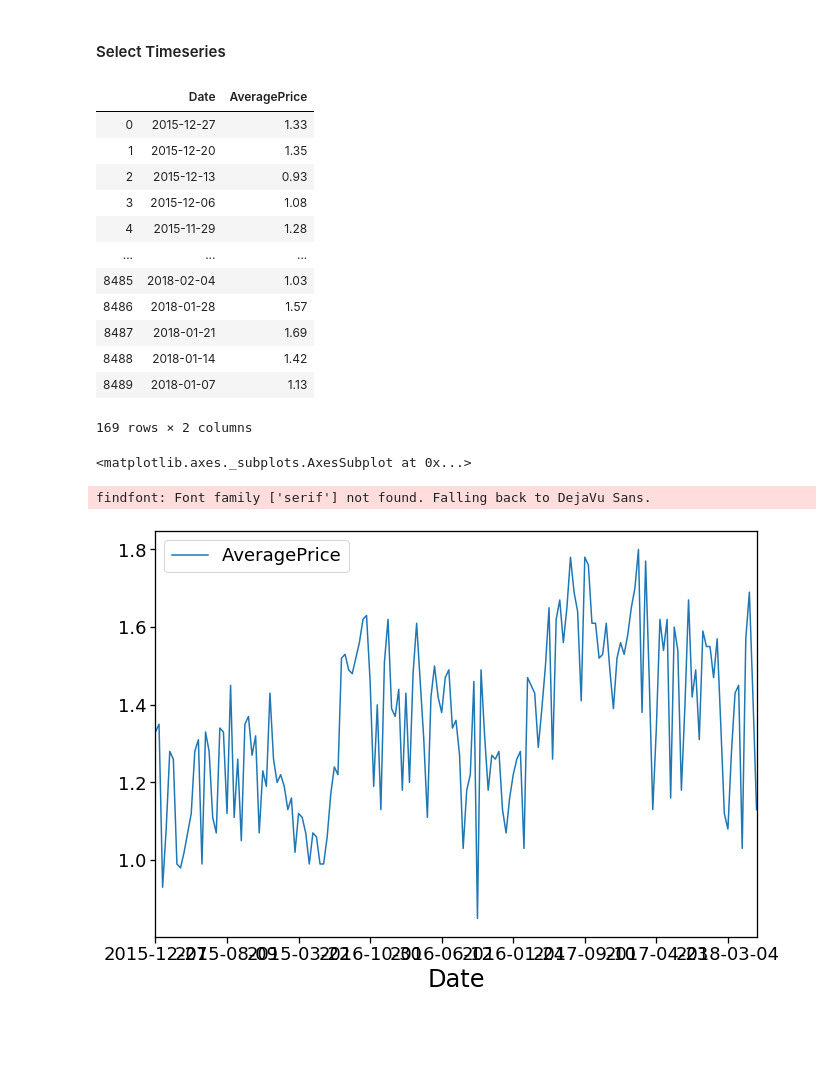
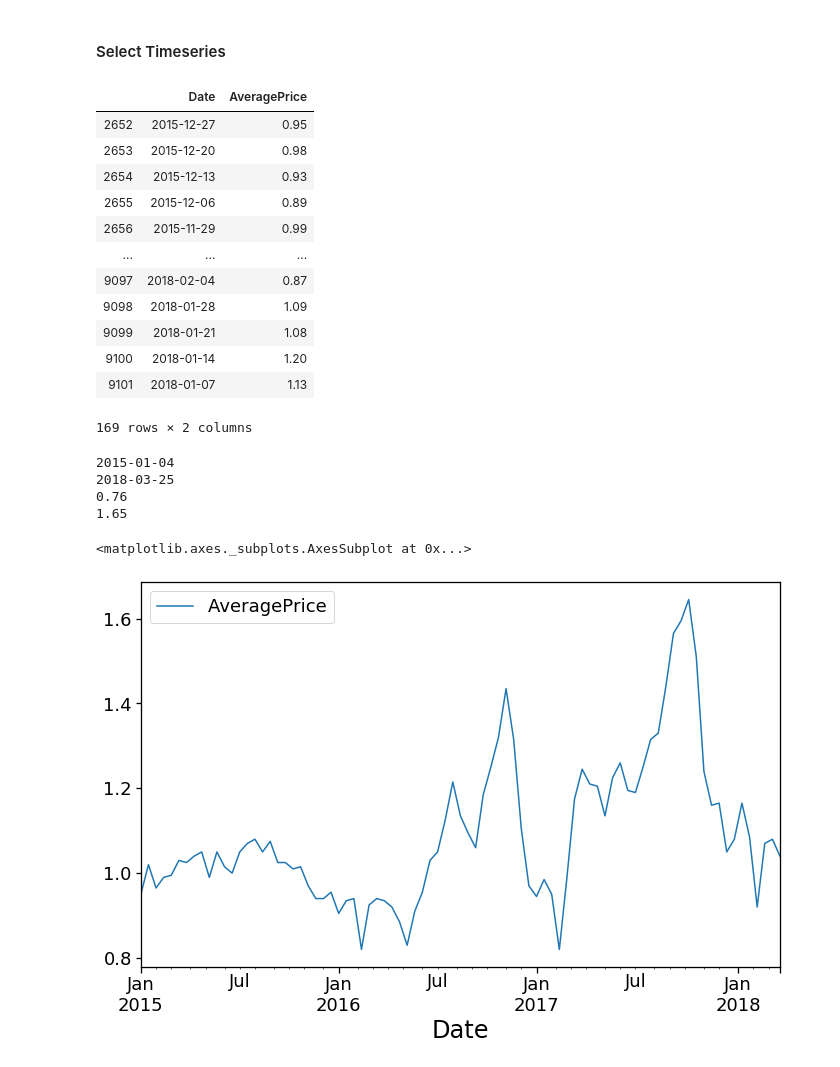
Before and after one commit to edwardjansen/Avocado, a Jupyter notebook: ARIMA.ipynb, the cells around one changed output. Saved outputs shown, nothing was run; the diff lists cells and outputs as text; code cells hidden in the pictures; blank space fills up the shorter version.

```diff
--- a/ARIMA.ipynb
+++ b/ARIMA.ipynb
@@ -51,7 +49,7 @@ cols = df.columns
 # %% [markdown]
 #### Select Timeseries
 # %%
-region = 'Albany'
+region = 'TotalUS'
 Type = 'conventional'
 # %%
 df_sub = df.loc[ (df.region == region) & (df.type == Type)]
@@ -63,21 +61,38 @@ ts = df_sub[keepcols]
 ts
 # %% [output]
 |  | Date | AveragePrice |
-| 0 | 2015-12-27 | 1.33 |
-| 1 | 2015-12-20 | 1.35 |
-| 2 | 2015-12-13 | 0.93 |
-| 3 | 2015-12-06 | 1.08 |
-| 4 | 2015-11-29 | 1.28 |
+| 2652 | 2015-12-27 | 0.95 |
+| 2653 | 2015-12-20 | 0.98 |
+| 2654 | 2015-12-13 | 0.93 |
+| 2655 | 2015-12-06 | 0.89 |
+| 2656 | 2015-11-29 | 0.99 |
 | ... | ... | ... |
-| 8485 | 2018-02-04 | 1.03 |
-| 8486 | 2018-01-28 | 1.57 |
-| 8487 | 2018-01-21 | 1.69 |
-| 8488 | 2018-01-14 | 1.42 |
-| 8489 | 2018-01-07 | 1.13 |
+| 9097 | 2018-02-04 | 0.87 |
+| 9098 | 2018-01-28 | 1.09 |
+| 9099 | 2018-01-21 | 1.08 |
+| 9100 | 2018-01-14 | 1.20 |
+| 9101 | 2018-01-07 | 1.13 |
 169 rows × 2 columns
+# %%
+print(min(ts.Date))
+print(max(ts.Date))
+print(min(ts.AveragePrice))
+print(max(ts.AveragePrice))
+# %% [output]
+2015-01-04
+2018-03-25
+0.76
+1.65
+# %%
+# sort dates and then convert date to index
+ts = ts.sort_values('Date')
+
+ts['Date']=pd.to_datetime(ts['Date'], format='%Y-%m-%d')
+ts.set_index(['Date'], inplace=True)
+# %%
+ts = ts.resample('2W').mean()
 # %%
-ts.plot('Date', 'AveragePrice')
+ts.plot()
 # %% [output]
 <matplotlib.axes._subplots.AxesSubplot at 0x...>
-findfont: Font family ['serif'] not found. Falling back to DejaVu Sans.
-[figure, old version]
+[figure, new version]
```
Also changed, not shown: parts of 14 cells of this notebook, 1 other file.
